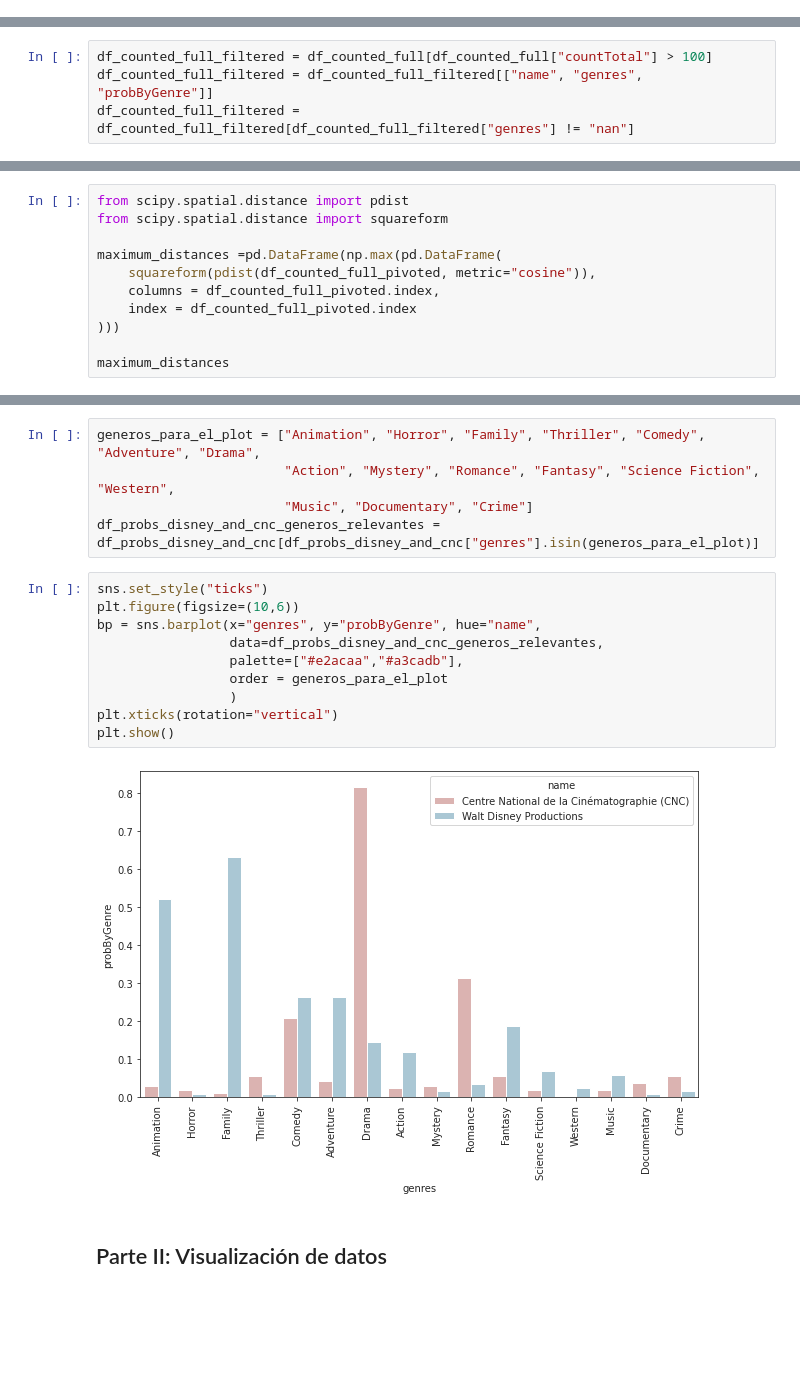
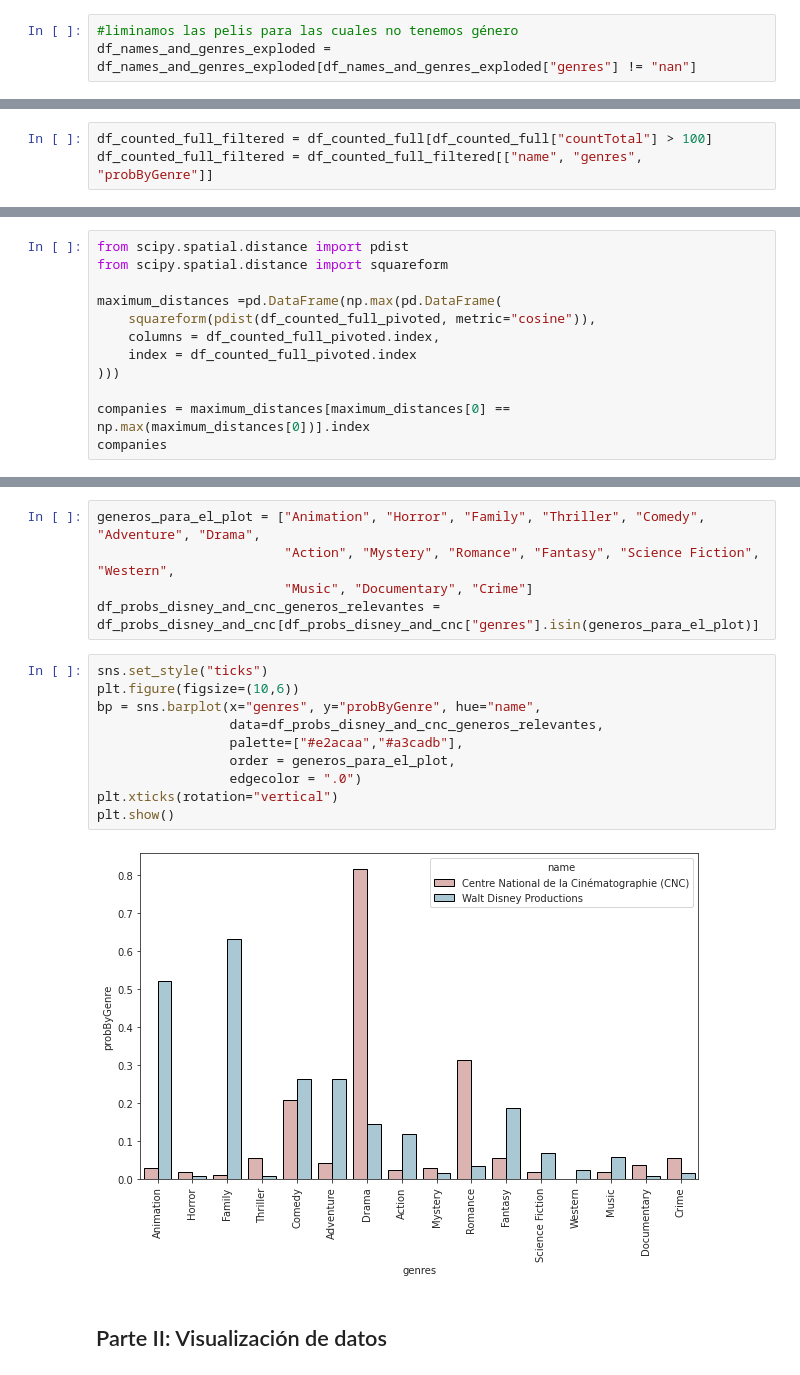
Before and after one commit to Nacho2904/orga_de_datos, a Jupyter notebook: tp_1.ipynb, the cells around one changed output, grey strips where cells are left out. Cells and saved outputs as stored; diff of their text form; blank space fills up the shorter version.

```diff
--- a/tp_1.ipynb
+++ b/tp_1.ipynb
@@ -1195,6 +1209,9 @@ df_names_and_genres_exploded.head()
 | 0 | Pixar Animation Studios | Family |
 | 1 | Pixar Animation Studios | Adventure |
 | 1 | Pixar Animation Studios | Animation |
+# %%
+#liminamos las pelis para las cuales no tenemos género
+df_names_and_genres_exploded = df_names_and_genres_exploded[df_names_and_genres_exploded["genres"] != "nan"]
 # %% [markdown]
 Ahora realizamos el agrupamiento primero por *name* y luego por *genres*, con función de agregación *count*.
 # %%
@@ -1255,7 +1276,6 @@ Luego, nos interesan las probabilidades, los géneros y los nombres. Filtramos p
 # %%
 df_counted_full_filtered = df_counted_full[df_counted_full["countTotal"] > 100]
 df_counted_full_filtered = df_counted_full_filtered[["name", "genres", "probByGenre"]]
-df_counted_full_filtered = df_counted_full_filtered[df_counted_full_filtered["genres"] != "nan"]
 # %%
 df_counted_full_pivoted = df_counted_full_filtered.pivot_table(index="name", columns = "genres").fillna(0)
 df_counted_full_pivoted.head(3)
@@ -1293,7 +1298,8 @@ maximum_distances =pd.DataFrame(np.max(pd.DataFrame(
     index = df_counted_full_pivoted.index
 )))
 
-maximum_distances
+companies = maximum_distances[maximum_distances[0] == np.max(maximum_distances[0])].index
+companies
 # %% [output]
 Index(['Centre National de la Cinématographie (CNC)', 'Walt Disney Productions'], dtype='object', name='name')
 # %% [markdown]
@@ -1309,14 +1315,14 @@ df_probs_disney_and_cnc_generos_relevantes = df_probs_disney_and_cnc[df_probs_di
 # %%
 sns.set_style("ticks")
 plt.figure(figsize=(10,6))
 bp = sns.barplot(x="genres", y="probByGenre", hue="name",
                  data=df_probs_disney_and_cnc_generos_relevantes,
                  palette=["#e2acaa","#a3cadb"],
-                 order = generos_para_el_plot
-                 )
+                 order = generos_para_el_plot,
+                 edgecolor = ".0")
 plt.xticks(rotation="vertical")
 plt.show()
 # %% [output]
-[figure, old version]
+[figure, new version]
 # %% [markdown]
 ## Parte II: Visualización de datos
```
Also changed, not shown: parts of 23 cells of this notebook.
